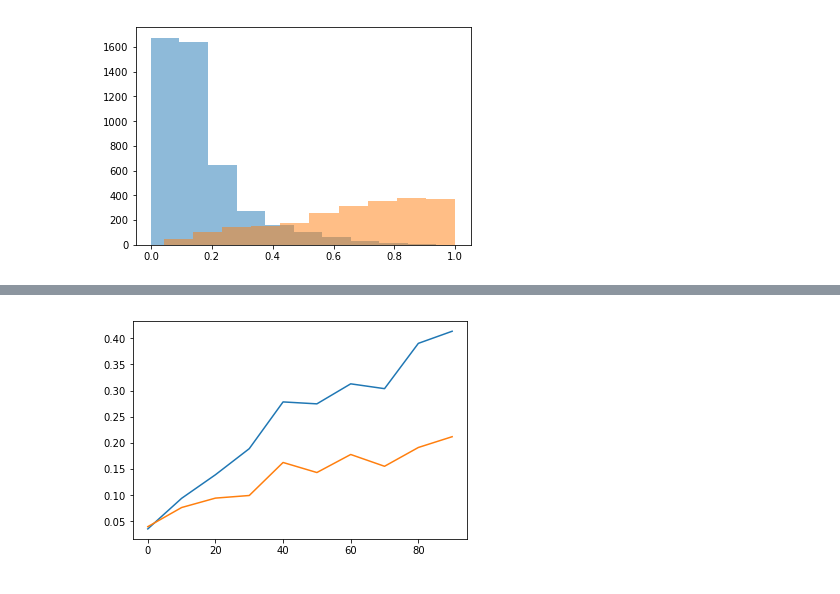
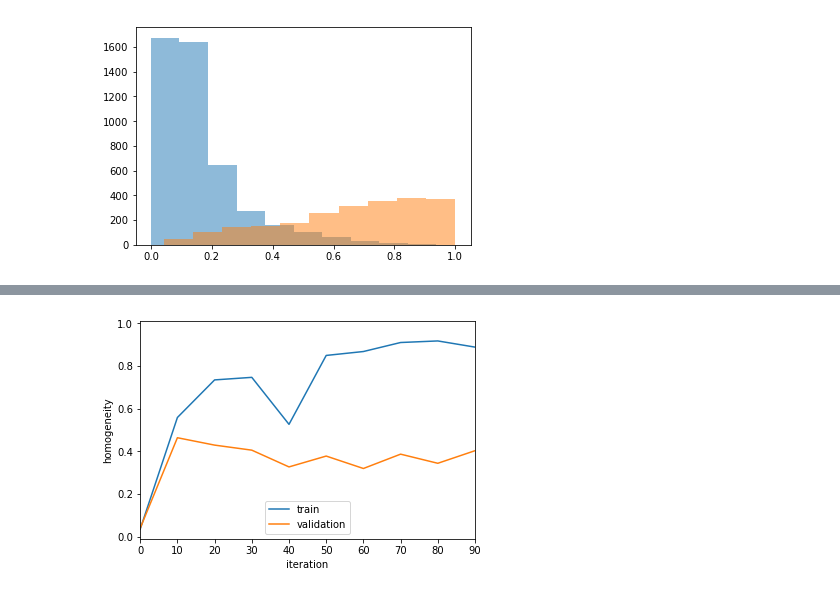
Before and after one commit to dwright04/machine_augmented_classification, a Jupyter notebook: notebooks/multitask_experiment_3pi.ipynb, the cells around one changed output, grey strips where cells are left out. Cells and saved outputs as stored; diff of their text form; code cells hidden in the pictures.

```diff
--- a/notebooks/multitask_experiment_3pi.ipynb
+++ b/notebooks/multitask_experiment_3pi.ipynb
@@ -232,7 +241,9 @@ dec.model.load_weights(dec_weights)
 # %%
 y_pred, metrics_dict = dec.clustering(x_train, np_utils.to_categorical(y_train_vote_fractions), \
                                       (x_valid, np_utils.to_categorical(y_valid)), \
-                                      pretrained_weights=dec_weights, maxiter=100)
+                                      pretrained_weights=dec_weights, maxiter=100, \
+                                      alpha=K.variable(1.0), beta=K.variable(0.0), gamma=K.variable(1.0),  \
+                                      loss_weight_decay=True)
 # %% [output]
 Update interval 10
 Save interval 135.078125
@@ -266,6 +344,11 @@ plt.show()
 # %%
-plt.plot(metrics_dict['iteration'], metrics_dict['train_h'])
-plt.plot(metrics_dict['iteration'], metrics_dict['valid_h'])
+plt.plot(metrics_dict['iteration'], metrics_dict['train_h'], label='train')
+plt.plot(metrics_dict['iteration'], metrics_dict['valid_h'], label='validation')
+plt.xlim(0,metrics_dict['iteration'][-1])
+plt.ylim(-0.01,1.01)
+plt.xlabel('iteration')
+plt.ylabel('homogeneity')
+plt.legend(loc='lower center')
 plt.show()
 # %% [output]
-[figure, old version]
+[figure, new version]
```
Also changed, not shown: parts of 32 cells of this notebook.
